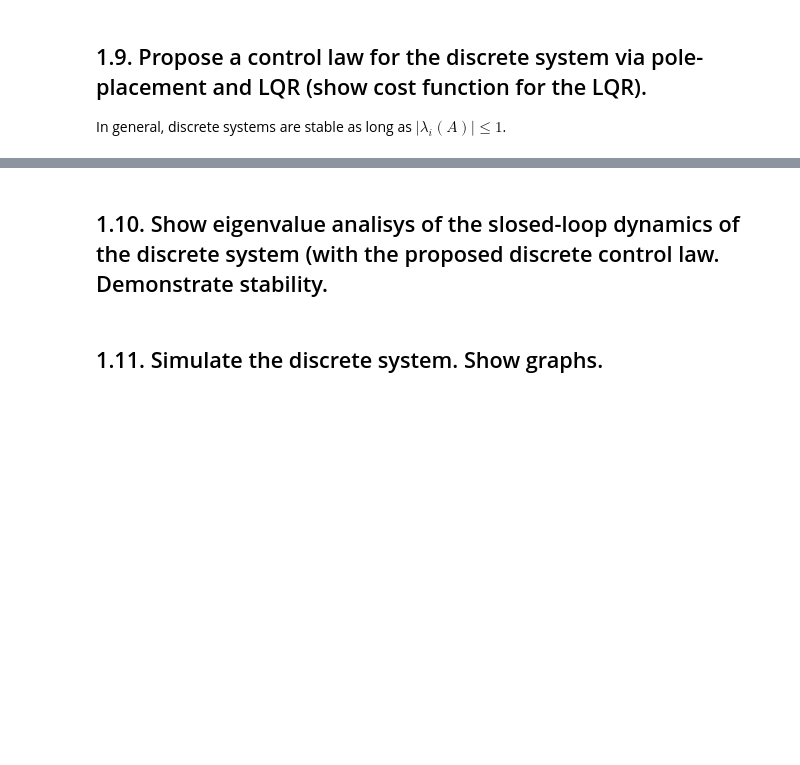
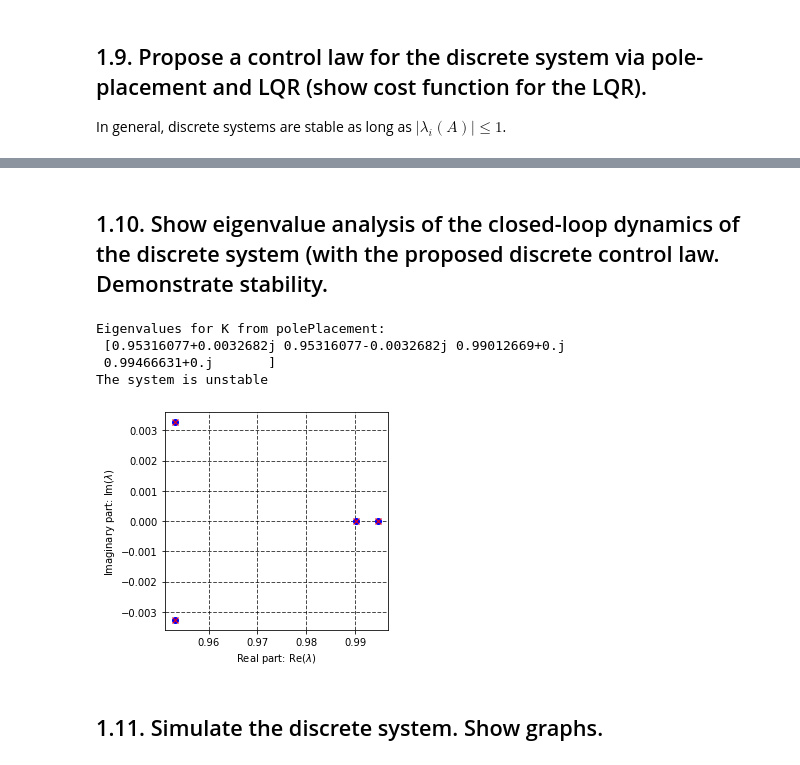
Before and after one commit to AsiiaPine/CTAssignment2, a Jupyter notebook: main.ipynb, the cells around one changed output, grey strips where cells are left out. Cells and saved outputs as stored; diff of their text form; code cells hidden in the pictures; blank space fills up the shorter version.

```diff
--- a/main.ipynb
+++ b/main.ipynb
@@ -439,17 +520,22 @@ Desired eigenvalues:  [ 0.71174738 -0.51655872  0.03517485 -0.52566656]
 # %%
+from scipy.linalg import solve_discrete_are
+
 t0 = 0  # Initial time
 tf = 15  # Final time
 N = int(2E3)  # Numbers of points in time span
 t = np.linspace(t0, tf, N)  # Create time span
 y_0 = 0.5
-x0 = [0, 0, 0, 0]  # Set initial state
+x0 = np.array([0, 0, 0, 0])  # Set initial state
 
-Q = np.diag([1, 1, 1, 1])  #Set costs
+Q = np.diag([1, 2, 3, 4])  #Set costs
 R = np.diag([1])
-S, K, E = lqr(A, B, Q, R)
-x_sol = odeint(system_ode, x0, t, args=(A, B, K))  # integrate system "sys_ode" from initial state $x0$
+P = solve_discrete_are(Ad, Bd, Q, R)
+print("P=", P)
+Kd = np.linalg.inv(R) @ Bd.T @ P
+Al = np.eye(4) + Ad - Bd @ Kd
+print(np.linalg.eigvals(Al))
 
-simulations = {'fast': {'R': R / 10}, 'slow': {'R': R * 5}}
-
-print("Martix K:", K)
+print("\nMatrix K:", Kd)
+print("\n\nControl law via LQR:\nu_i= -", Kd.T, "x_i")
+print( "cost function:", x0.T@P@x0 )
 # %% [output]
@@ -457,5 +558,35 @@ Martix K: [[-6.91628181  2.07651368 -1.21141014  1.17241666]]
 # %% [markdown]
-## 1.10. Show eigenvalue analisys of the slosed-loop dynamics of the discrete system (with the proposed discrete control law. Demonstrate stability.
+## 1.10. Show eigenvalue analysis of the closed-loop dynamics of the discrete system (with the proposed discrete control law. Demonstrate stability.
+# %%
+eig10 = np.linalg.eigvals(Ad - Bd @ Kd)
+
+for sim_type in simulations.keys():
+    R = simulations[sim_type]['R']
+    simulations[sim_type]['eigs10'] = eig10
+
+print("Eigenvalues for K from polePlacement:\n", eig10)
+if eig10.max() < 0:
+    print("The system is stable")
+else:
+    print("The system is unstable")
+# %% [output]
+Eigenvalues for K from polePlacement:
+ [0.95316077+0.0032682j 0.95316077-0.0032682j 0.99012669+0.j
+ 0.99466631+0.j       ]
+The system is unstable
+# %%
+# Eigenvalues visualization
+figure(figsize=(4, 4))
+plot(simulations['fast']['eigs10'].real, simulations['fast']['eigs10'].imag, 'bo', label='Fast')
+plot(simulations['slow']['eigs10'].real, simulations['slow']['eigs10'].imag, 'rx',
+     label='Slow')
+grid(color='black', linestyle='--', linewidth=1.0, alpha=0.7)
+grid(True)
+xlabel(r'Real part: ${ \operatorname{Re}(\lambda)}$')
+ylabel(r'Imaginary part: ${ \operatorname{Im}(\lambda)}$')
+show()
+# %% [output]
+[figure, added]
 # %% [markdown]
 ## 1.11. Simulate the discrete system. Show graphs.
 # %%
```
Also changed, not shown: parts of 38 cells of this notebook.
